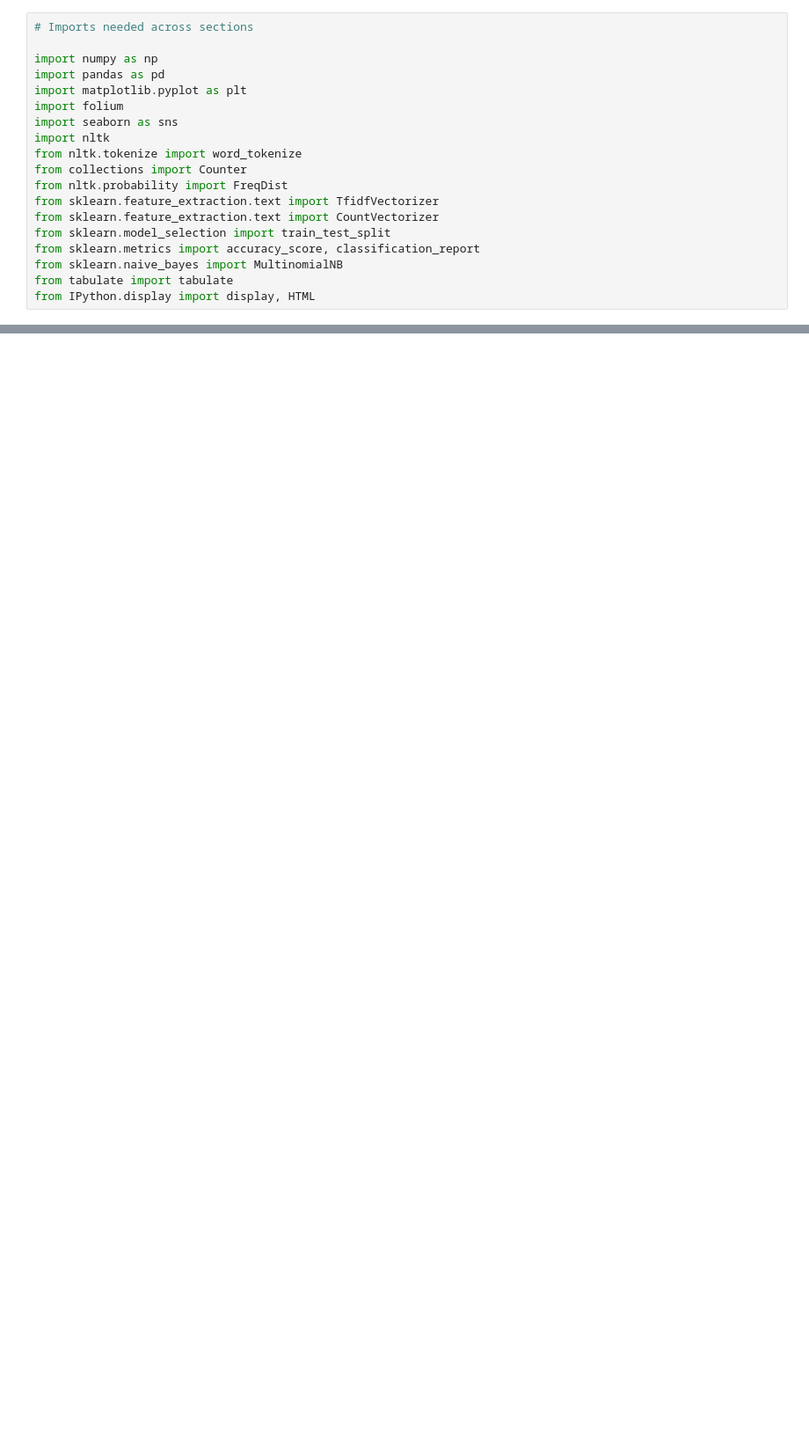
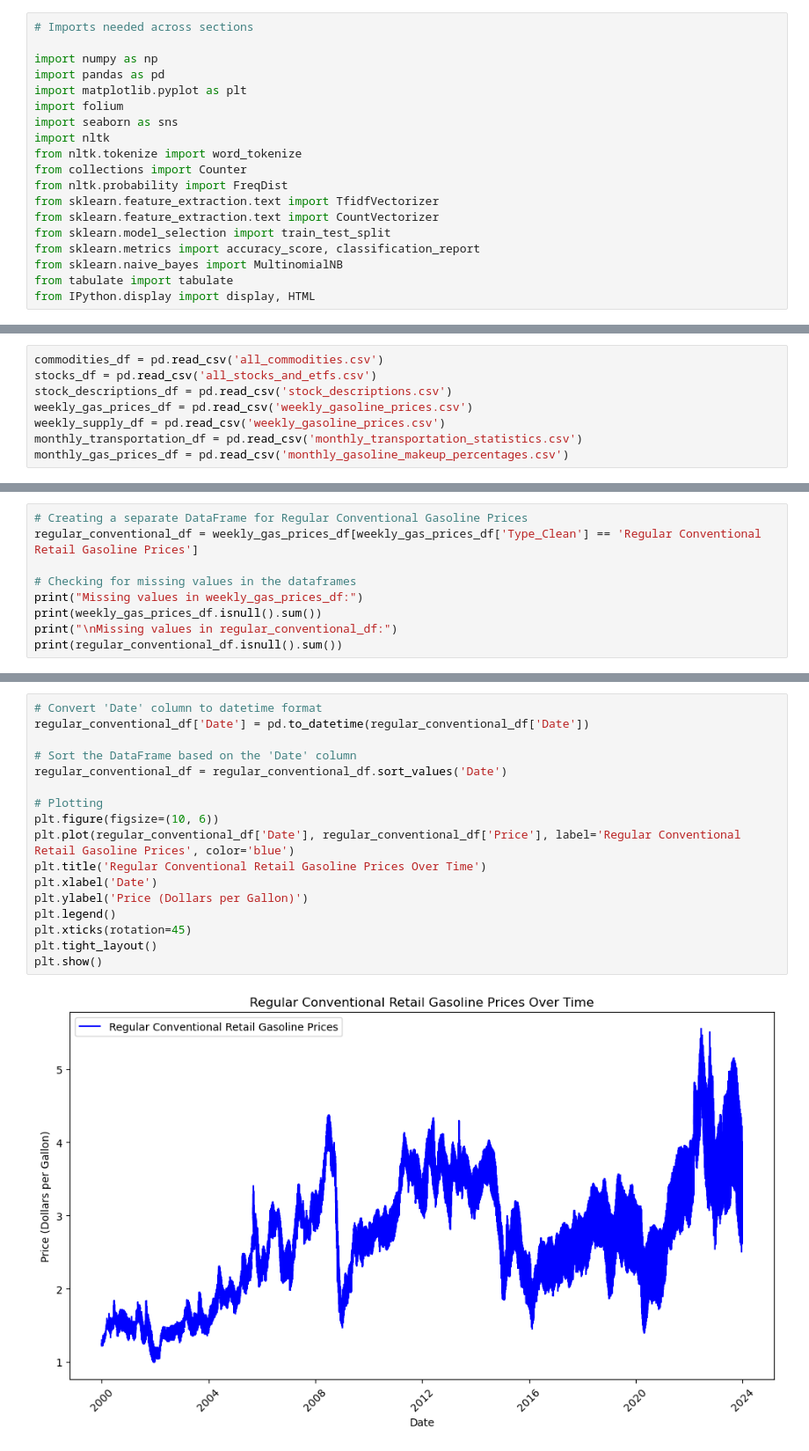
Before and after one commit to anaiskillian/citadeldatathon, a Jupyter notebook: example.ipynb, the cells around one changed output, grey strips where cells are left out. Shown at 88% size. Saved outputs shown, nothing was run; the diff lists cells and outputs as text; blank space fills up the shorter version.

```diff
--- a/example.ipynb
+++ b/example.ipynb
@@ -145,0 +20,8 @@ plt.show()
+# %%
+commodities_df = pd.read_csv('all_commodities.csv')
+stocks_df = pd.read_csv('all_stocks_and_etfs.csv')
+stock_descriptions_df = pd.read_csv('stock_descriptions.csv')
+weekly_gas_prices_df = pd.read_csv('weekly_gasoline_prices.csv')
+weekly_supply_df = pd.read_csv('weekly_gasoline_prices.csv')
+monthly_transportation_df = pd.read_csv('monthly_transportation_statistics.csv')
+monthly_gas_prices_df = pd.read_csv('monthly_gasoline_makeup_percentages.csv')
@@ -145,0 +58,9 @@ plt.show()
+# %%
+# Creating a separate DataFrame for Regular Conventional Gasoline Prices
+regular_conventional_df = weekly_gas_prices_df[weekly_gas_prices_df['Type_Clean'] == 'Regular Conventional Retail Gasoline Prices']
+
+# Checking for missing values in the dataframes
+print("Missing values in weekly_gas_prices_df:")
+print(weekly_gas_prices_df.isnull().sum())
+print("\nMissing values in regular_conventional_df:")
+print(regular_conventional_df.isnull().sum())
@@ -145,0 +87,19 @@ plt.show()
+# %%
+# Convert 'Date' column to datetime format
+regular_conventional_df['Date'] = pd.to_datetime(regular_conventional_df['Date'])
+
+# Sort the DataFrame based on the 'Date' column
+regular_conventional_df = regular_conventional_df.sort_values('Date')
+
+# Plotting
+plt.figure(figsize=(10, 6))
+plt.plot(regular_conventional_df['Date'], regular_conventional_df['Price'], label='Regular Conventional Retail Gasoline Prices', color='blue')
+plt.title('Regular Conventional Retail Gasoline Prices Over Time')
+plt.xlabel('Date')
+plt.ylabel('Price (Dollars per Gallon)')
+plt.legend()
+plt.xticks(rotation=45)
+plt.tight_layout()
+plt.show()
+# %% [output]
+[figure, added]
```
Also changed, not shown: parts of 19 cells of this notebook.
